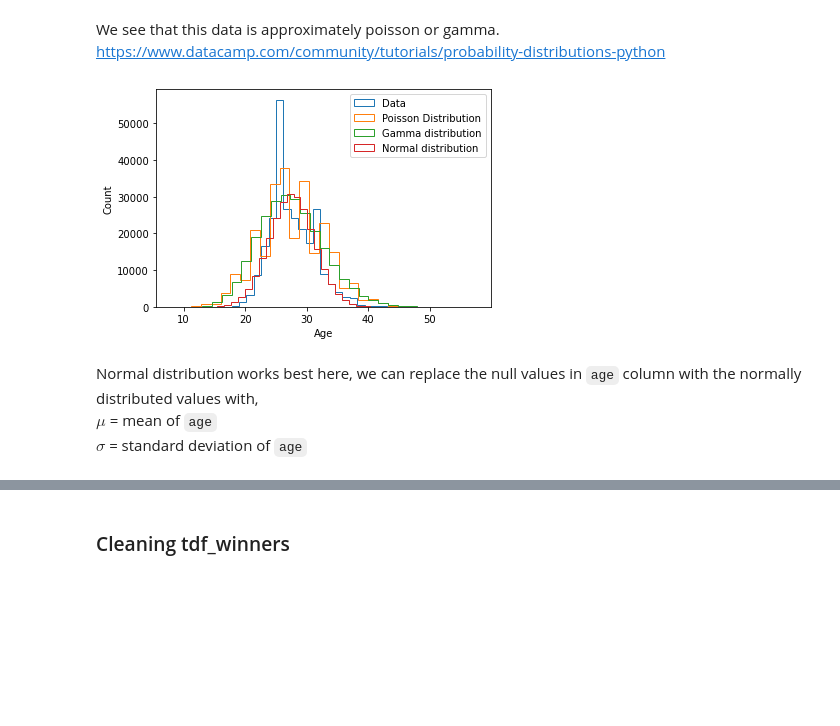
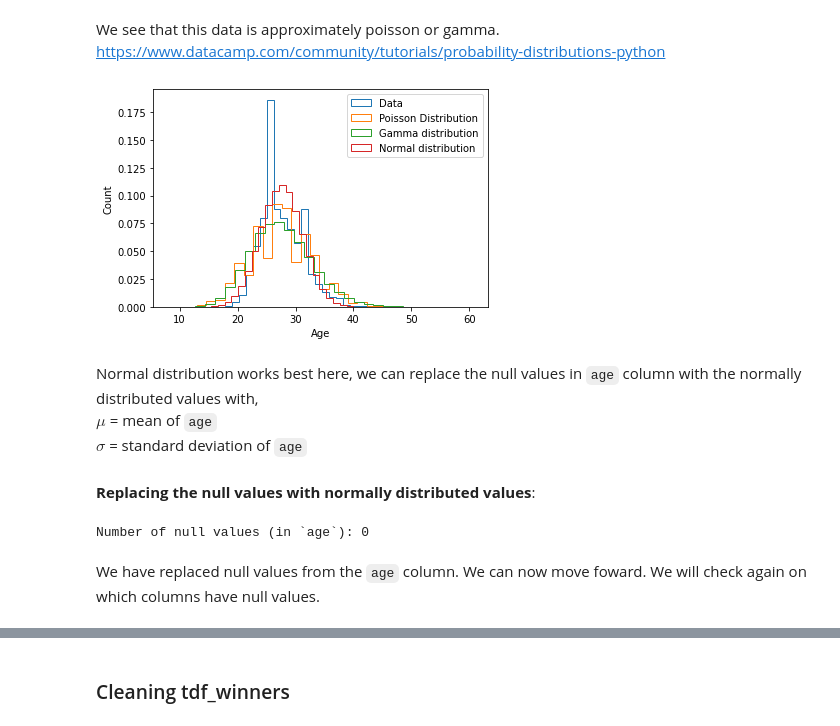
Before and after one commit to Astrojigs/R-project, a Jupyter notebook: Tour de france R project.ipynb, the cells around one changed output, grey strips where cells are left out. Drawn from its saved outputs; the diff is of its cells as text; code cells hidden in the pictures; blank space fills up the shorter version.

Commit message:
Completed cleaning stage_data.csv

```diff
--- a/Tour de france R project.ipynb
+++ b/Tour de france R project.ipynb
@@ -240,21 +224,41 @@ We see that this data is approximately poisson or gamma.
 https://www.datacamp.com/community/tutorials/probability-distributions-python
 # %%
 # random poisson distribution:
-size = 250000
+size = 300000
 poisson_dist_age = np.random.poisson(lam=stage_data['age'].mean(), size=size)
 gamma_dist_age = np.random.gamma(shape=stage_data['age'].mean(), size=size)
 normal_dist_age = np.random.normal(loc=stage_data['age'].mean(), scale=stage_data['age'].std(),size=size)
 
-plt.hist(x='age', data=stage_data, histtype='step',bins=30,label='Data')
-plt.hist(poisson_dist_age,label='Poisson Distribution',histtype='step',bins=30)
-plt.hist(gamma_dist_age,histtype='step',label='Gamma distribution',bins=30)
-plt.hist(normal_dist_age,histtype='step',label='Normal distribution',bins=30)
+plt.hist(x='age', data=stage_data, histtype='step',bins=30,label='Data',density=True)
+plt.hist(poisson_dist_age,label='Poisson Distribution',histtype='step',bins=30,density=True)
+plt.hist(gamma_dist_age,histtype='step',label='Gamma distribution',bins=30,density=True)
+plt.hist(normal_dist_age,histtype='step',label='Normal distribution',bins=30,density=True)
 plt.xlabel('Age')
 plt.ylabel('Count')
 plt.legend()
 plt.show()
 # %% [output]
-[figure, old version]
+[figure, new version]
 # %% [markdown]
 Normal distribution works best here, we can replace the null values in `age` column with the normally distributed values with,<br> $\mu$ = mean of `age` <br>
 $\sigma$ = standard deviation of `age`
+# %% [markdown]
+**Replacing the null values with normally distributed values**:
+# %%
+np.random.normal(loc=stage_data['age'].mean(), scale=stage_data['age'].std(),size=20)
+
+for i in range(len(stage_data)):
+    # check if the ith element in `age` row is a null value
+    if pd.isna(stage_data.loc[i,'age']):
+        # replace the null value with a number which follows a normal distribution:
+        stage_data.loc[i,'age'] = np.random.normal(loc=stage_data['age'].mean(),
+                                                scale=stage_data['age'].std(),
+                                                size=1)
+    else:
+        pass
+
+print(f"Number of null values (in `age`): {pd.isnull(stage_data['age']).sum()}")
+# %% [output]
+Number of null values (in `age`): 0
+# %% [markdown]
+We have replaced null values from the `age` column. We can now move foward. We will check again on which columns have null values.
```
Also changed, not shown: parts of 28 cells of this notebook.
